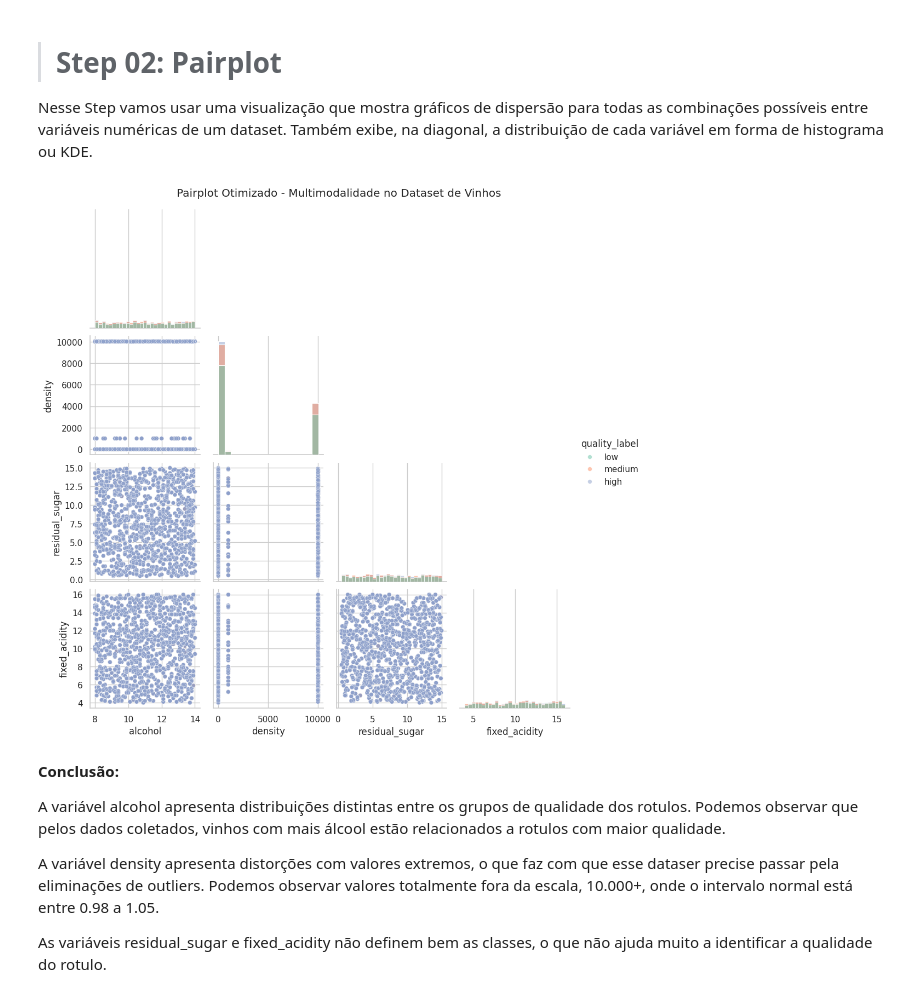
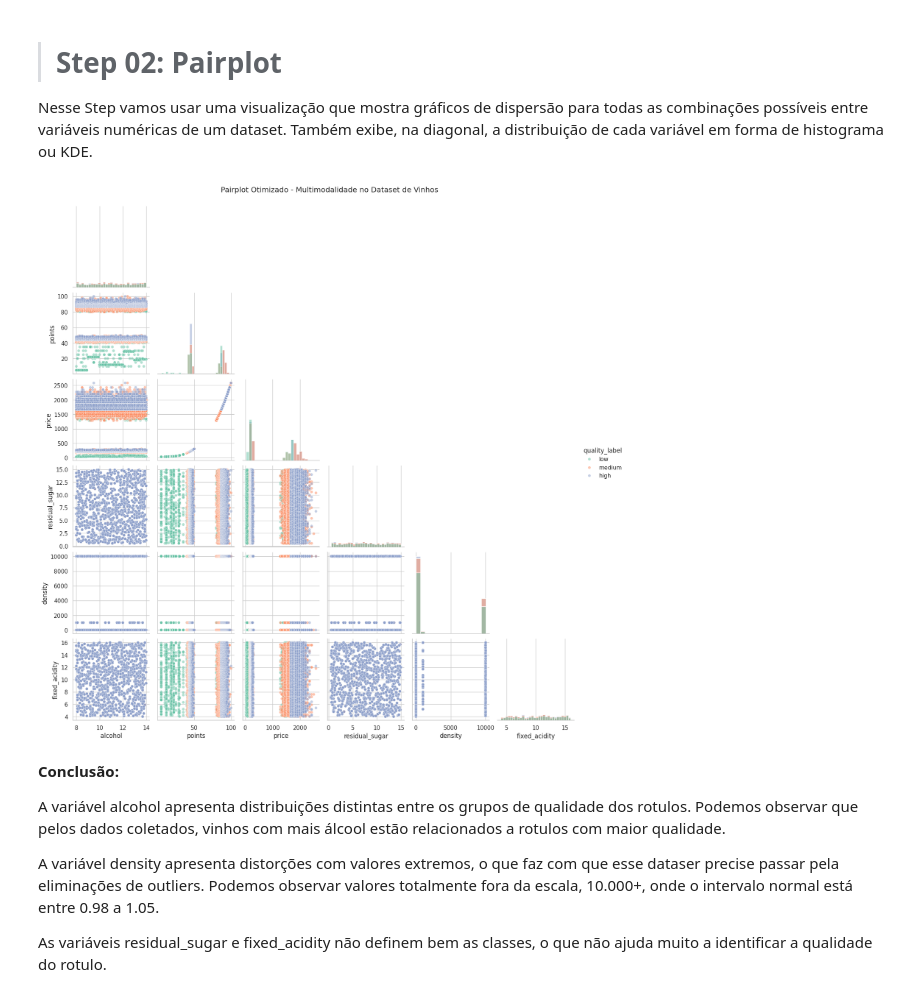
Before and after one commit to RodrigoMarenda/Analise_de_Dados, a Jupyter notebook: Wine_Quality.ipynb, the cells around one changed output. Drawn from its saved outputs; the diff is of its cells as text; code cells hidden in the pictures.

```diff
--- a/Wine_Quality.ipynb
+++ b/Wine_Quality.ipynb
@@ -622,24 +622,24 @@ Também exibe, na diagonal, a distribuição de cada variável em forma de histo
 # %%
 # Amostragem
 #sample_df = df.sample(n=1000, random_state=42)
 
 # Selecionar variáveis mais relevantes + variável categórica
-cols = ['alcohol', 'density', 'residual_sugar', 'fixed_acidity']
+cols = ['alcohol', 'points', 'price','residual_sugar','density','fixed_acidity']
 sample_df = df[cols + ['quality_label']]
 
 # Pairplot otimizado
 sns.pairplot(
     sample_df,
     hue='quality_label',
     diag_kind='hist',  # mais leve que 'kde'
     palette='Set2',
     corner=True,
     plot_kws={'alpha': 0.5, 's': 30}  # pontos menores e mais leves
 )
 plt.suptitle('Pairplot Otimizado - Multimodalidade no Dataset de Vinhos', y=1.02)
 plt.show()
 # %% [output]
-[figure, old version]
+[figure, new version]
 # %% [markdown]
 **Conclusão:**
 
```
Also changed, not shown: parts of 1 cell of this notebook.
